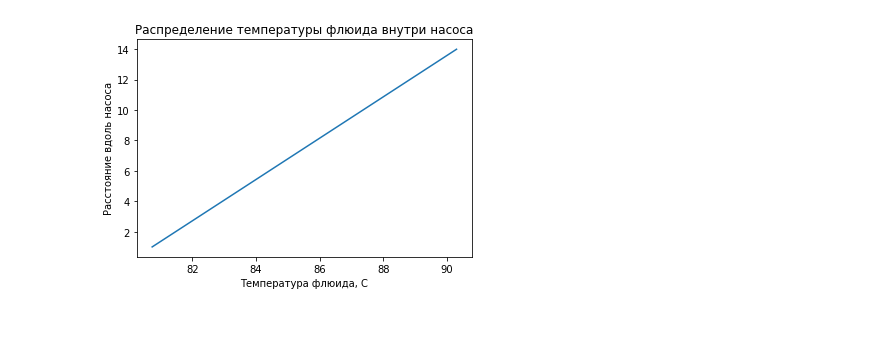
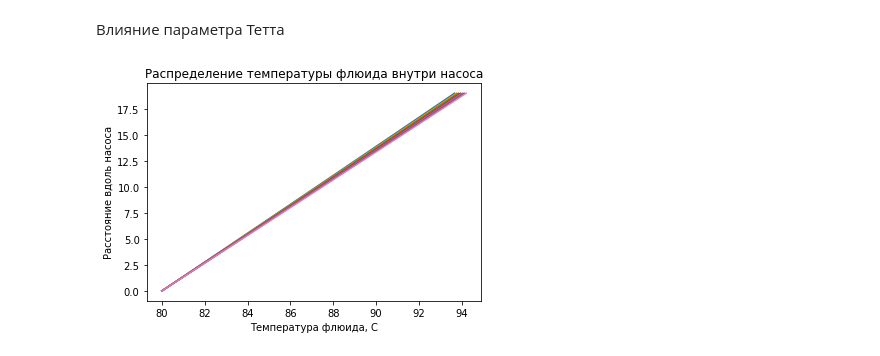
Before and after one commit to unifloc/unifloc_py, a Jupyter notebook: uTemperature/КРТ русскоязычный источник.ipynb, the cells around one changed output. Cells and saved outputs as stored; diff of their text form; code cells hidden in the pictures; blank space fills up the shorter version.

```diff
--- a/uTemperature/КРТ русскоязычный источник.ipynb
+++ b/uTemperature/КРТ русскоязычный источник.ipynb
@@ -153,3 +201,3 @@ def tf_along_pump(x, t1_c, tetta, gg_cm, a_pump_1m, h_pump_m, m_km):
 # %%
-x = np.arange(1, 15, 1)
+x = np.arange(0, 20, 1)
 all_prop = system_properties()
@@ -163,5 +206,5 @@ print(-np.exp(x))
 # %%
-var_k_vm3c = 1
+var_k_vm3c = 6
 var_ql_pump_vm = (all_prop.power_pump_v * all_prop.efficency_motor_perc *
                   all_prop.efficency_pump_perc / 10000 / all_prop.lenth_motor_m)
 var_gf_kgsec = all_prop.ql_m3sec * all_prop.rhol_kgm3
@@ -174,3 +217,6 @@ t1_c = 80
 
 distribution_tf_c = tf_along_pump(x, t1_c, all_prop.tetta_c,
                                   all_prop.gg_cm, var_a_complex, all_prop.h_pump_m, var_m_complex)
+
+distribution_tf_c_var2 = tf_along_pump(x, t1_c, 0,
+                                  all_prop.gg_cm, var_a_complex, all_prop.h_pump_m, var_m_complex)
@@ -176,0 +231,23 @@ distribution_tf_c = tf_along_pump(x, t1_c, all_prop.tetta_c,
+# %%
+all_prop = system_properties()
+distribution_tf_c_exp = tf_along_pump_exp(x, t1_c, all_prop.tetta_c,
+                                  all_prop.gg_cm, var_a_complex, all_prop.h_pump_m, var_m_complex)
+labels=[]
+k=0
+for i in distribution_tf_c_exp:
+    k+=1
+    y = i
+    plt.plot(y,x)
+    plt.title('Распределение температуры флюида внутри насоса')
+    labels.append('Part №'+str(k))
+    plt.xlabel('Температура флюида, С')
+    plt.ylabel('Расстояние вдоль насоса')
+
+
+distribution_tf_c = tf_along_pump(x, t1_c, all_prop.tetta_c,
+                                  all_prop.gg_cm, var_a_complex, all_prop.h_pump_m, var_m_complex)
+
+plt.plot(distribution_tf_c,x)
+labels.append('Итог')
+plt.legend(labels)
+plt.show()
@@ -177,9 +256,15 @@ distribution_tf_c = tf_along_pump(x, t1_c, all_prop.tetta_c,
+# %% [markdown]
+Влияние параметра Тетта
 # %%
+for i in range(30,100,10):
+    all_prop.tetta_c=i
+    distribution_tf_c = tf_along_pump(x, t1_c, all_prop.tetta_c,
+                                  all_prop.gg_cm, var_a_complex, all_prop.h_pump_m, var_m_complex)
+    plt.plot(distribution_tf_c,x)
 
-plt.plot(distribution_tf_c,x)
-plt.title('Распределение температуры флюида внутри насоса')
-plt.xlabel('Температура флюида, С')
-plt.ylabel('Расстояние вдоль насоса')
+    plt.title('Распределение температуры флюида внутри насоса')
+    plt.xlabel('Температура флюида, С')
+    plt.ylabel('Расстояние вдоль насоса')
 plt.show()
 # %% [output]
-[figure, old version]
+[figure, new version]
```
Also changed, not shown: parts of 19 cells of this notebook.
